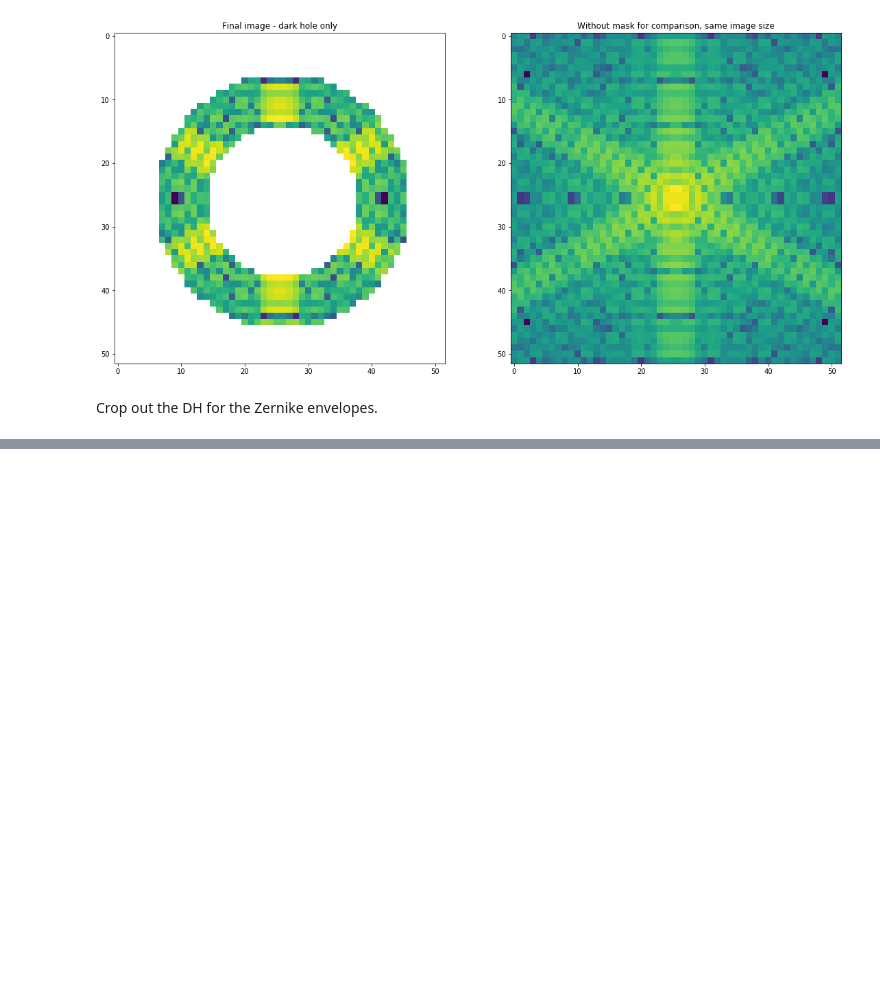
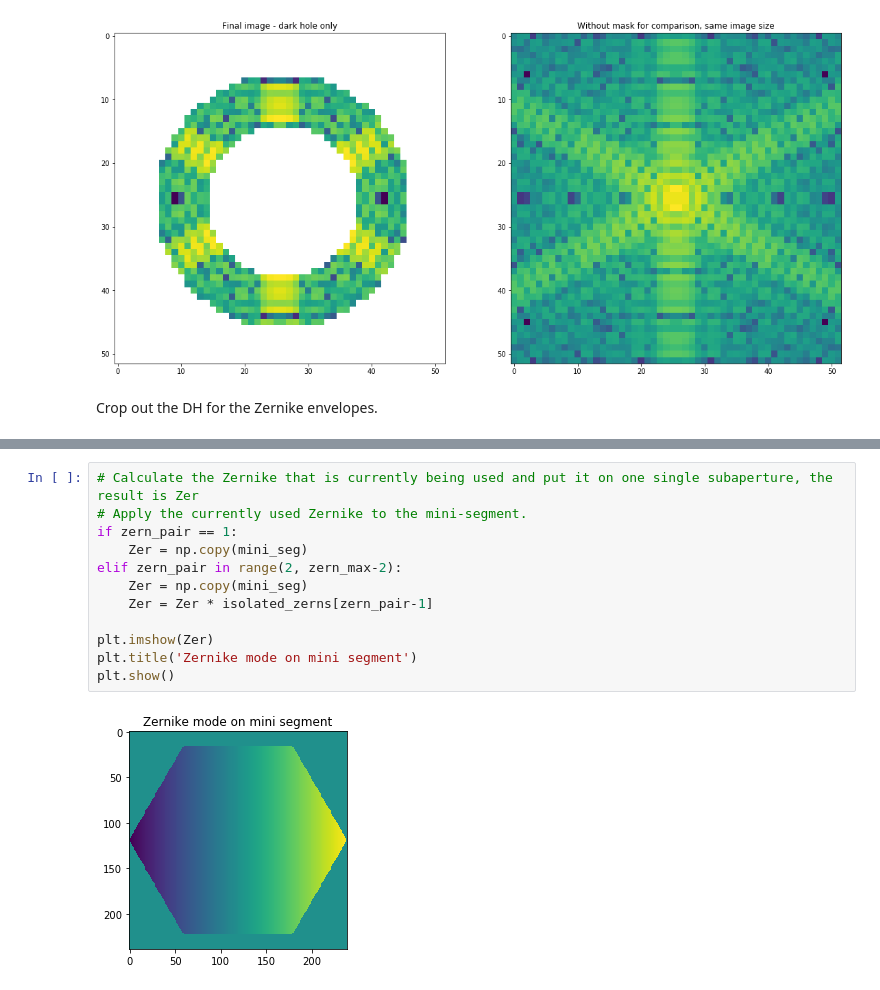
Before and after one commit to spacetelescope/PASTIS, a Jupyter notebook: Jupyter Notebooks/2_Testing PASTIS in imaging mode before calibration.ipynb, the cells around one changed output, grey strips where cells are left out. Cells and saved outputs as stored; diff of their text form; blank space fills up the shorter version.

```diff
--- a/Jupyter Notebooks/2_Testing PASTIS in imaging mode before calibration.ipynb
+++ b/Jupyter Notebooks/2_Testing PASTIS in imaging mode before calibration.ipynb
@@ -454,0 +549,14 @@ plt.show()
+# %%
+# Calculate the Zernike that is currently being used and put it on one single subaperture, the result is Zer
+# Apply the currently used Zernike to the mini-segment.
+if zern_pair == 1:
+    Zer = np.copy(mini_seg)
+elif zern_pair in range(2, zern_max-2):
+    Zer = np.copy(mini_seg)
+    Zer = Zer * isolated_zerns[zern_pair-1]
+
+plt.imshow(Zer)
+plt.title('Zernike mode on mini segment')
+plt.show()
+# %% [output]
+[figure, added]
```
Also changed, not shown: parts of 40 cells of this notebook.
